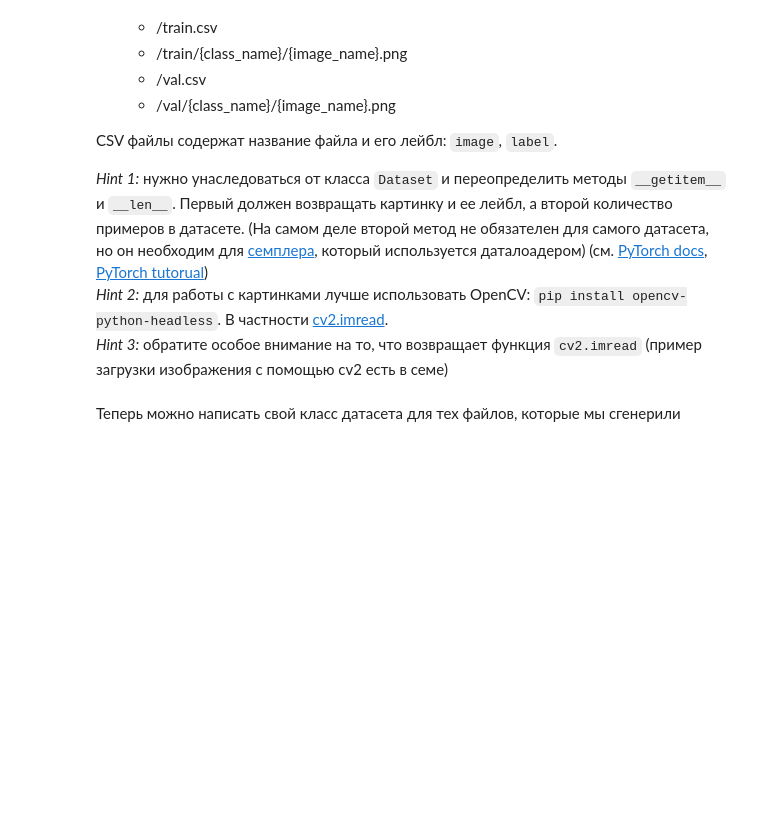
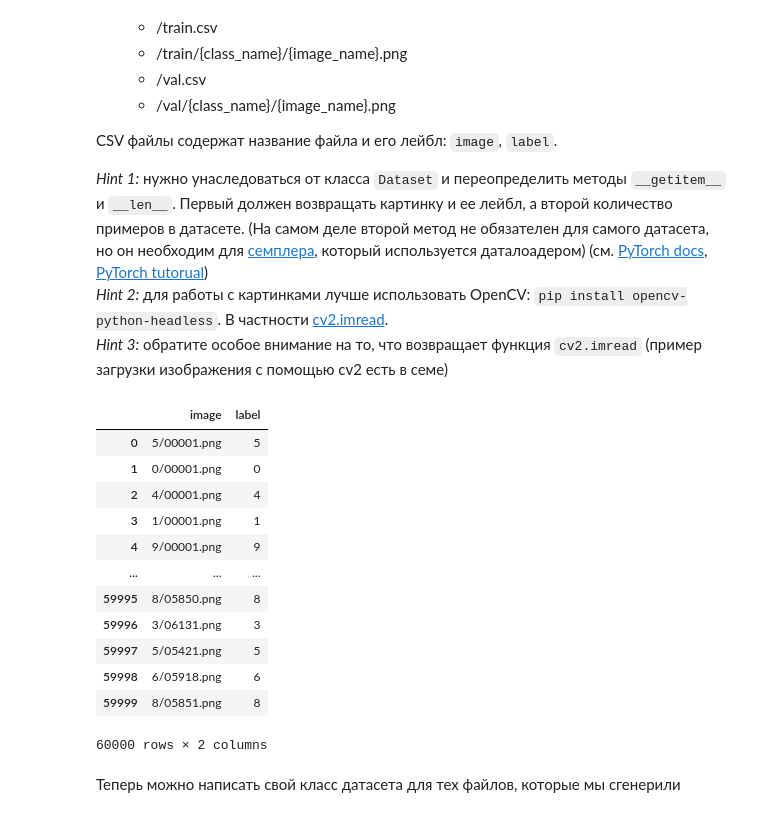
Before and after one commit to nikita-yatchenko/pytorch_basics, a Jupyter notebook: hw04_pytorch_basics.ipynb, the cells around one changed output. Cells and saved outputs as stored; diff of their text form; code cells hidden in the pictures; blank space fills up the shorter version.

```diff
--- a/hw04_pytorch_basics.ipynb
+++ b/hw04_pytorch_basics.ipynb
@@ -139,3 +162,21 @@ def generate_image_folder_dataset(dataset, target_path, csv_path):
 
 generate_image_folder_dataset( mnist_train,  "./MNIST_image_folder/train", "MNIST_image_folder/train.csv" )
 generate_image_folder_dataset( mnist_val,  "./MNIST_image_folder/val", "MNIST_image_folder/val.csv" )
+# %%
+image_labels = pd.read_csv('./MNIST_image_folder/train'+'.csv')
+# %%
+image_labels
+# %% [output]
+|  | image | label |
+| 0 | 5/00001.png | 5 |
+| 1 | 0/00001.png | 0 |
+| 2 | 4/00001.png | 4 |
+| 3 | 1/00001.png | 1 |
+| 4 | 9/00001.png | 9 |
+| ... | ... | ... |
+| 59995 | 8/05850.png | 8 |
+| 59996 | 3/06131.png | 3 |
+| 59997 | 5/05421.png | 5 |
+| 59998 | 6/05918.png | 6 |
+| 59999 | 8/05851.png | 8 |
+60000 rows × 2 columns
```
Also changed, not shown: parts of 18 cells of this notebook.
